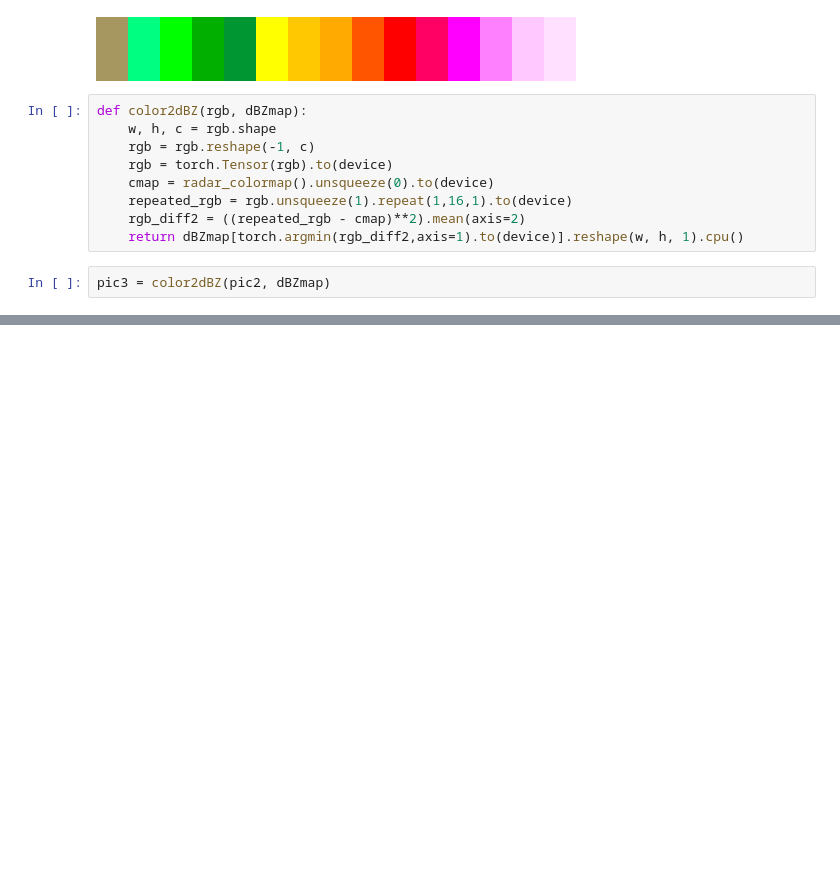
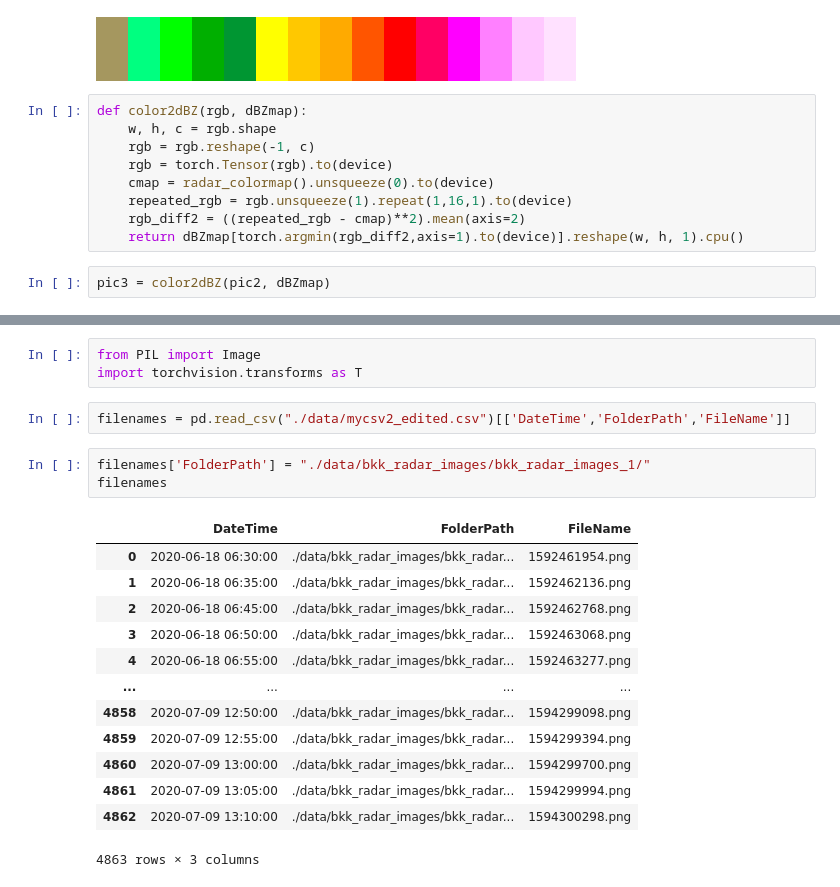
Before and after one commit to One-Night-Miracle/Data-Science-Project-2-2021-2-Nowcasting, a Jupyter notebook: rgb_to_dBZ test.ipynb, the cells around one changed output, grey strips where cells are left out. Drawn from its saved outputs; the diff is of its cells as text; blank space fills up the shorter version.

```diff
--- a/rgb_to_dBZ test.ipynb
+++ b/rgb_to_dBZ test.ipynb
@@ -68,0 +71,22 @@ plt.show()
+# %%
+from PIL import Image
+import torchvision.transforms as T
+# %%
+filenames = pd.read_csv("./data/mycsv2_edited.csv")[['DateTime','FolderPath','FileName']]
+# %%
+filenames['FolderPath'] = "./data/bkk_radar_images/bkk_radar_images_1/"
+filenames
+# %% [output]
+|  | DateTime | FolderPath | FileName |
+| 0 | 2020-06-18 06:30:00 | ./data/bkk_radar_images/bkk_radar... | 1592461954.png |
+| 1 | 2020-06-18 06:35:00 | ./data/bkk_radar_images/bkk_radar... | 1592462136.png |
+| 2 | 2020-06-18 06:45:00 | ./data/bkk_radar_images/bkk_radar... | 1592462768.png |
+| 3 | 2020-06-18 06:50:00 | ./data/bkk_radar_images/bkk_radar... | 1592463068.png |
+| 4 | 2020-06-18 06:55:00 | ./data/bkk_radar_images/bkk_radar... | 1592463277.png |
+| ... | ... | ... | ... |
+| 4858 | 2020-07-09 12:50:00 | ./data/bkk_radar_images/bkk_radar... | 1594299098.png |
+| 4859 | 2020-07-09 12:55:00 | ./data/bkk_radar_images/bkk_radar... | 1594299394.png |
+| 4860 | 2020-07-09 13:00:00 | ./data/bkk_radar_images/bkk_radar... | 1594299700.png |
+| 4861 | 2020-07-09 13:05:00 | ./data/bkk_radar_images/bkk_radar... | 1594299994.png |
+| 4862 | 2020-07-09 13:10:00 | ./data/bkk_radar_images/bkk_radar... | 1594300298.png |
+4863 rows × 3 columns
```
Also changed, not shown: parts of 5 cells of this notebook, 1 other file.
